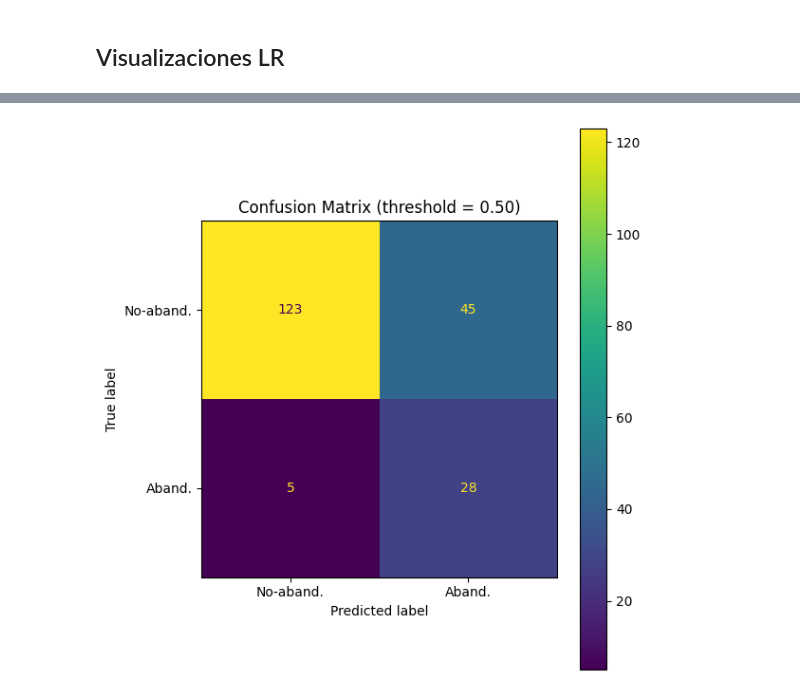
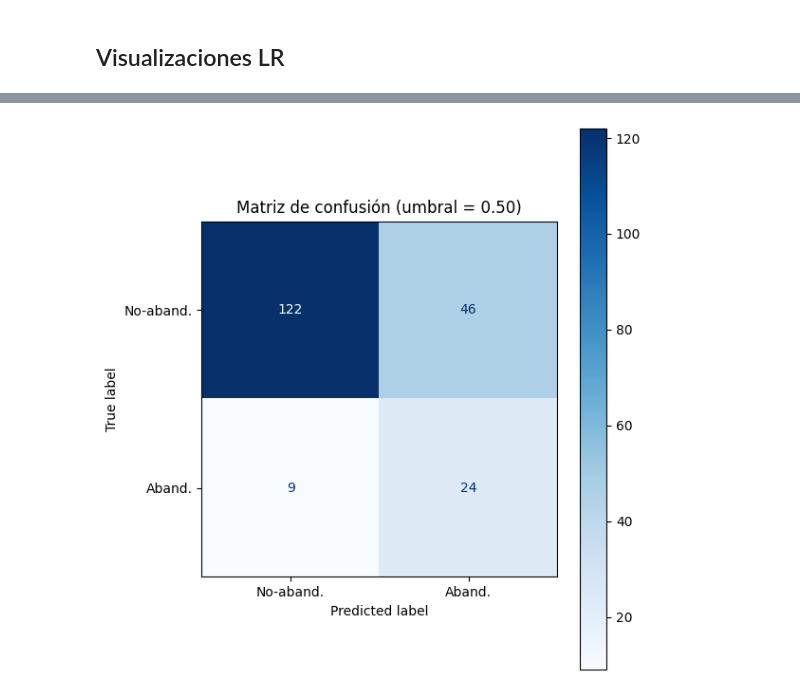
Before and after one commit to Cmanzano03/TFG_cmi_Moodle, a Jupyter notebook: notebooks/Modelado/modelado_v1.2.ipynb, the cells around one changed output, grey strips where cells are left out. Drawn from its saved outputs; the diff is of its cells as text; code cells hidden in the pictures.

Commit message:
Ajustados los entrenamientos para asegurar determinismo y evaluación honesta

```diff
--- a/notebooks/Modelado/modelado_v1.2.ipynb
+++ b/notebooks/Modelado/modelado_v1.2.ipynb
@@ -41,7 +51,7 @@ DATA_PATH = '/home/carlos/Documentos/TFG/spark-workspace/data/datasets/'
 MODEL_PATH = 'models_v1.2'
 os.makedirs(MODEL_PATH, exist_ok=True)
 
-df = pd.read_parquet(f'{DATA_PATH}/dataset_2.0.parquet')
+df = pd.read_parquet(f'{DATA_PATH}/dataset_1.0.parquet')
 
 # Seleccionar sólo columnas de notas de actividades (contienen '(nota)' pero no empiezan con 'Clase')
 grade_cols = [c for c in df.columns if '(nota)' in c and not c.startswith('Clase')]
@@ -224,47 +293,85 @@ W0000 00:00:1750499810.659583    9970 computation_placer.cc:177] computation pla
 # %% [markdown]
 ## Visualizaciones LR
 # %%
-import joblib, os
-import numpy as np, pandas as pd, matplotlib.pyplot as plt
+# %% [markdown]
+# ### Logistic Regression + SMOTE: Coeficientes, matriz de confusión y curva P-R con CV
+
+# %%
+import numpy as np
+import pandas as pd
+import matplotlib.pyplot as plt
+
+from sklearn.model_selection import StratifiedKFold, cross_val_predict
 from sklearn.metrics import (
     precision_recall_curve, average_precision_score,
     confusion_matrix, ConfusionMatrixDisplay
 )
 
-# --- 1. Cargar modelo y datos ---------------------------------------------
-pipeline = joblib.load(os.path.join(MODEL_PATH, "logreg.pkl"))
-# Se asume que X, y están ya en memoria
+# 1) Construir pipeline con SMOTE y semilla fija
+pipe_smote = make_pipeline("LogReg", use_smote=True)
+pipe_smote.named_steps["smote"].set_params(random_state=SEED)
+pipe_smote.named_steps["clf"].set_params(random_state=SEED)
 
-y_prob = pipeline.predict_proba(X)[:, 1]
-y_pred = (y_prob >= 0.5).astype(int)
+# 2) Obtener probabilidades fuera‐de‐muestra con CV
+cv = StratifiedKFold(n_splits=5, shuffle=True, random_state=SEED)
+y_prob = cross_val_predict(
+    pipe_smote, X, y,
+    cv=cv,
+    method="predict_proba",
+    n_jobs=-1
+)[:, 1]
+y_pred = (y_prob >= 0.50).astype(int)
 
-# --- 2. Coeficientes -------------------------------------------------------
-feature_names = pipeline.named_steps["pre"].get_feature_names_out()
-coef = pipeline.named_steps["clf"].coef_[0]
+# 3) Mostrar coeficientes: entrena en todo el dataset
+pipe_final = make_pipeline("LogReg", use_smote=True)
+pipe_final.named_steps["smote"].set_params(random_state=SEED)
+pipe_final.named_steps["clf"].set_params(random_state=SEED)
+pipe_final.fit(X, y)
+
+feature_names = pipe_final.named_steps["pre"].get_feature_names_out()
+coef         = pipe_final.named_steps["clf"].coef_[0]
 coef_df = (
     pd.DataFrame({"feature": feature_names, "coef": coef})
       .assign(abs_coef=lambda df: df.coef.abs())
       .sort_values("abs_coef", ascending=False)
+      .reset_index(drop=True)
 )
 
-print("LR Coefficients:")
-display(coef_df[["feature", "coef"]])
+print("Top-20 coeficientes LR + SMOTE:")
+display(coef_df.head(20)[["feature", "coef"]])
 
-# Gráfico Top‑20 coeficientes
 plt.figure(figsize=(8,6))
-plt.barh(coef_df.head(20)["feature"][::-1],
-         coef_df.head(20)["coef"][::-1])
-plt.xlabel("Coefficient")
-plt.title("Top‑20 Logistic Regression Coefficients")
+plt.barh(
+    coef_df.head(20)["feature"][::-1],
+    coef_df.head(20)["coef"][::-1]
+)
+plt.xlabel("Coeficiente")
+plt.title("Top-20 Coeficientes de la Regresión Logística con SMOTE")
 plt.tight_layout()
 plt.show()
 
-# --- 4. Matriz de confusión (threshold = 0.5) -----------------------------
-cm = confusion_matrix(y, y_pred)
-disp = ConfusionMatrixDisplay(cm, display_labels=["No‑aband.", "Aband."])
+# 4) Matriz de confusión (threshold = 0.50)
+cm = confusion_matrix(y, y_pred, labels=[0,1])
+disp = ConfusionMatrixDisplay(cm, display_labels=["No-aband.", "Aband."])
 fig, ax = plt.subplots(figsize=(6,6))
-disp.plot(ax=ax)
-plt.title("Confusion Matrix (threshold = 0.50)")
+disp.plot(ax=ax, cmap=plt.cm.Blues)
+ax.set_title("Matriz de confusión (umbral = 0.50)")
 plt.tight_layout()
 plt.show()
+
+# 5) Curva Precision-Recall vs. umbral
+precision, recall, thresholds = precision_recall_curve(y, y_prob)
+ap = average_precision_score(y, y_prob)
+
+plt.figure(figsize=(8,5))
+plt.plot(thresholds, recall[1:],    label="Recall")
+plt.plot(thresholds, precision[1:], label="Precisión")
+plt.axvline(0.50, color="grey", linestyle="--")
+plt.xlabel("Umbral de decisión")
+plt.ylabel("Valor")
+plt.title(f"Precision–Recall vs Umbral (AP = {ap:.3f})")
+plt.legend()
+plt.grid(True)
+plt.tight_layout()
+plt.show()
 # %% [output]
@@ -282 +389 @@ LR Coefficients:
-[figure, old version]
+[figure, new version]
```
Also changed, not shown: parts of 5 cells of this notebook, 7 other files.
